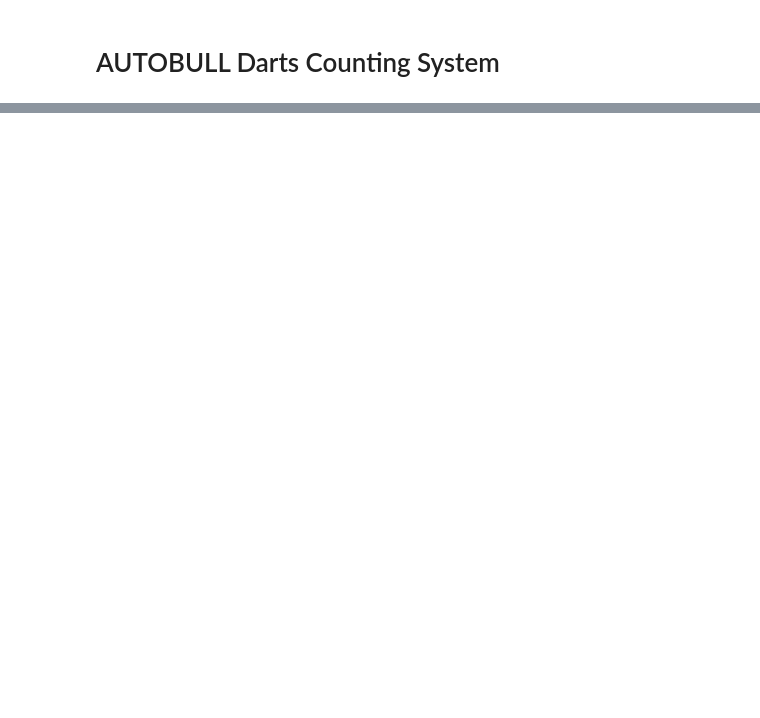
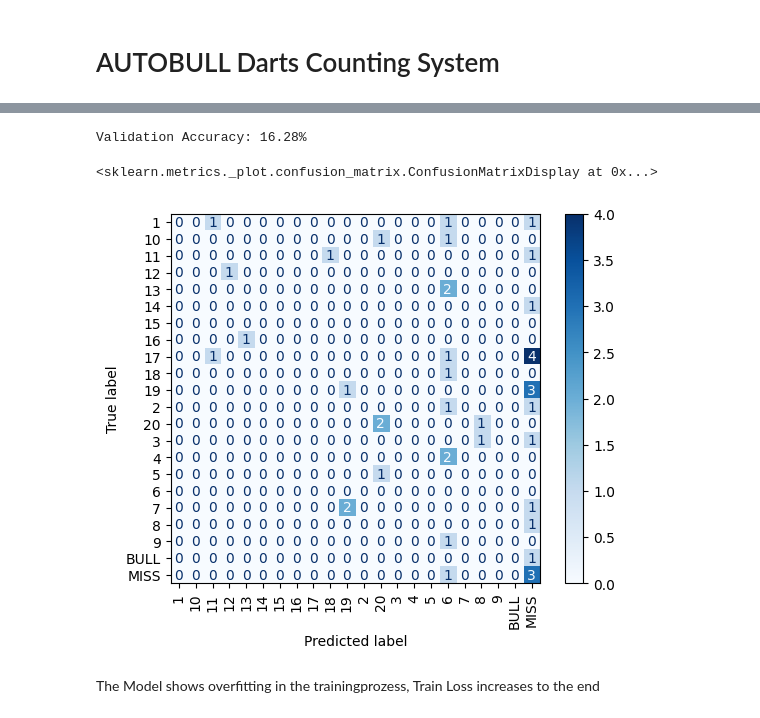
Before and after one commit to vxerenxa/AutoBull, a Jupyter notebook: Code/AutoBullMain.ipynb, the cells around one changed output, grey strips where cells are left out. Drawn from its saved outputs; the diff is of its cells as text; code cells hidden in the pictures; blank space fills up the shorter version.

```diff
--- a/Code/AutoBullMain.ipynb
+++ b/Code/AutoBullMain.ipynb
@@ -295,0 +489,8 @@ KeyboardInterrupt:
+# %%
+# Convert augmented data to DartDataset
+# Note: use_bboxes=True if you want to include bounding boxes in the dataset
+train_ds = DartDataset(augmented_train_data, label_encoder, use_bboxes=True)
+val_ds = DartDataset(val_data, label_encoder, use_bboxes=True)
+
+train_loader = DataLoader(train_ds, batch_size=8, shuffle=True)
+val_loader = DataLoader(val_ds, batch_size=8)
@@ -295,0 +542,23 @@ KeyboardInterrupt:
+# %%
+# Initialize the model, optimizer, and loss function
+model = DartAugmentedModel(num_classes).to(device)
+optimizer = optim.Adam(model.parameters(), lr=1e-4)
+criterion = nn.CrossEntropyLoss()
+# Train the model on augmented data
+for epoch in range(30):
+    model.train()
+    total_loss = 0
+
+    for x, bboxes, y in train_loader:
+        x, bboxes, y = x.to(device), bboxes.to(device), y.to(device)
+
+        optimizer.zero_grad()
+        logits = model(x, bboxes)
+        loss = criterion(logits, y)
+        loss.backward()
+        optimizer.step()
+
+        total_loss += loss.item()
+
+    avg_loss = total_loss / len(train_loader)
+    print(f"Epoch {epoch} | Train Loss: {avg_loss:.4f}")
@@ -295,0 +583,15 @@ KeyboardInterrupt:
+# %%
+# Evaluate the model on the validation set
+all_preds, all_targets = evaluate_model(model, val_loader, label_encoder, device)
+# %% [output]
+Validation Accuracy: 16.28%
+# %%
+# Plot confusion matrix
+cm = confusion_matrix(all_targets, all_preds, labels=range(len(label_encoder.classes_)))
+disp = ConfusionMatrixDisplay(confusion_matrix=cm, display_labels=label_encoder.classes_)
+disp.plot(xticks_rotation='vertical', cmap='Blues')
+# %% [output]
+<sklearn.metrics._plot.confusion_matrix.ConfusionMatrixDisplay at 0x...>
+[figure, added]
+# %% [markdown]
+The Model shows overfitting in the trainingprozess, Train Loss increases to the end
```
Also changed, not shown: parts of 37 cells of this notebook.
